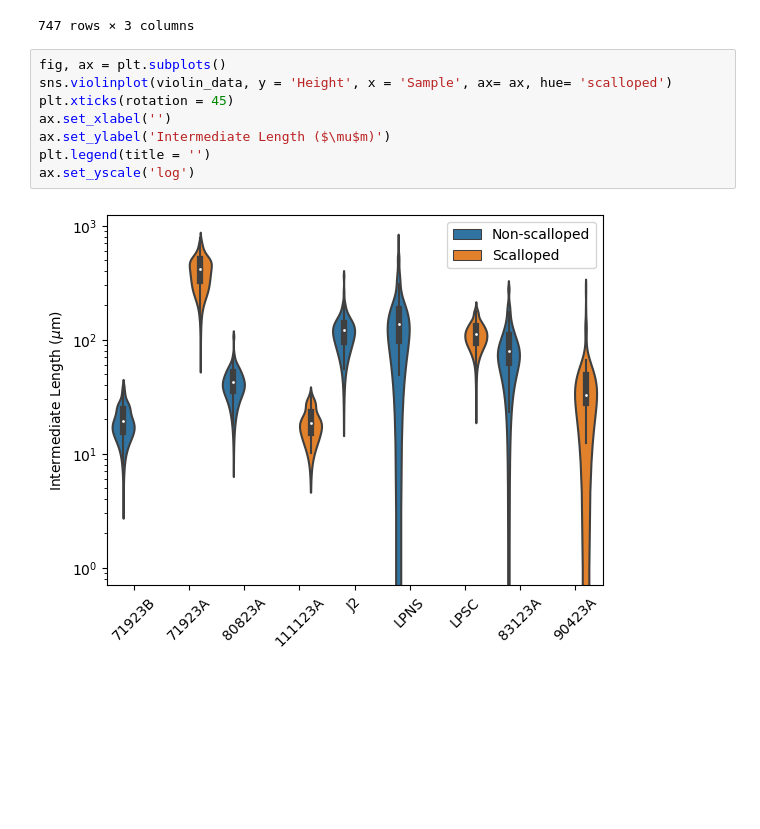
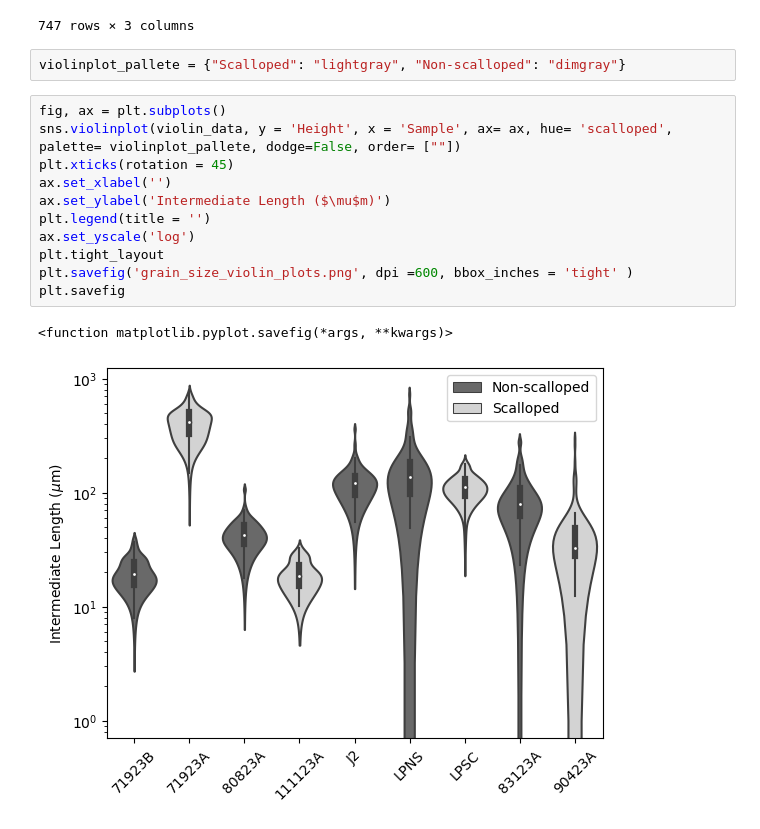
Before and after one commit to ethanoleson/Scallop_code, a Jupyter notebook: grain_size/grain_size.ipynb, the cells around one changed output. Cells and saved outputs as stored; diff of their text form; blank space fills up the shorter version.

```diff
--- a/grain_size/grain_size.ipynb
+++ b/grain_size/grain_size.ipynb
@@ -356,13 +356,19 @@ violin_data
 | 745 | 90423A | 94.50 | Scalloped |
 | 746 | 90423A | 23.07 | Scalloped |
 747 rows × 3 columns
+# %%
+violinplot_pallete = {"Scalloped": "lightgray", "Non-scalloped": "dimgray"}
 # %%
 fig, ax = plt.subplots()
-sns.violinplot(violin_data, y = 'Height', x = 'Sample', ax= ax, hue= 'scalloped')
+sns.violinplot(violin_data, y = 'Height', x = 'Sample', ax= ax, hue= 'scalloped', palette= violinplot_pallete, dodge=False, order= [""])
 plt.xticks(rotation = 45)
 ax.set_xlabel('')
 ax.set_ylabel('Intermediate Length ($\mu$m)')
 plt.legend(title = '')
 ax.set_yscale('log')
+plt.tight_layout
+plt.savefig('grain_size_violin_plots.png', dpi =600, bbox_inches = 'tight' )
+plt.savefig
 # %% [output]
+<function matplotlib.pyplot.savefig(*args, **kwargs)>
-[figure, old version]
+[figure, new version]
```
Also changed, not shown: 3 other files.
